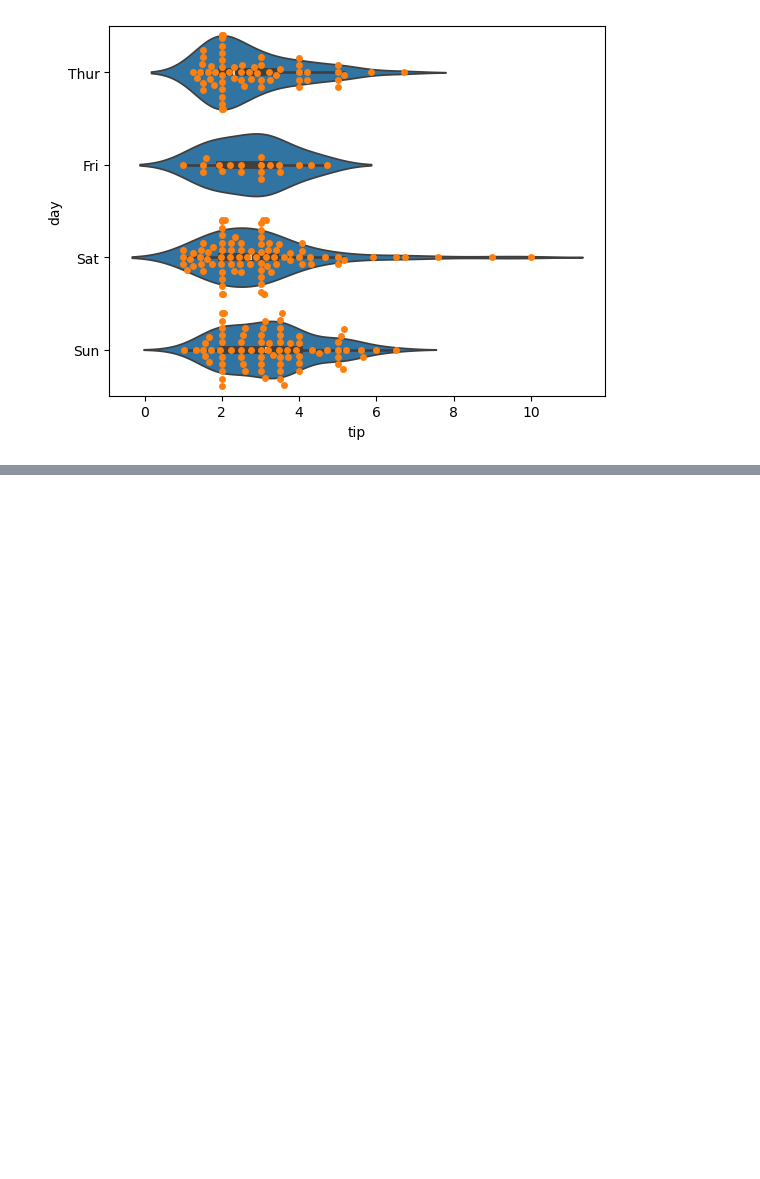
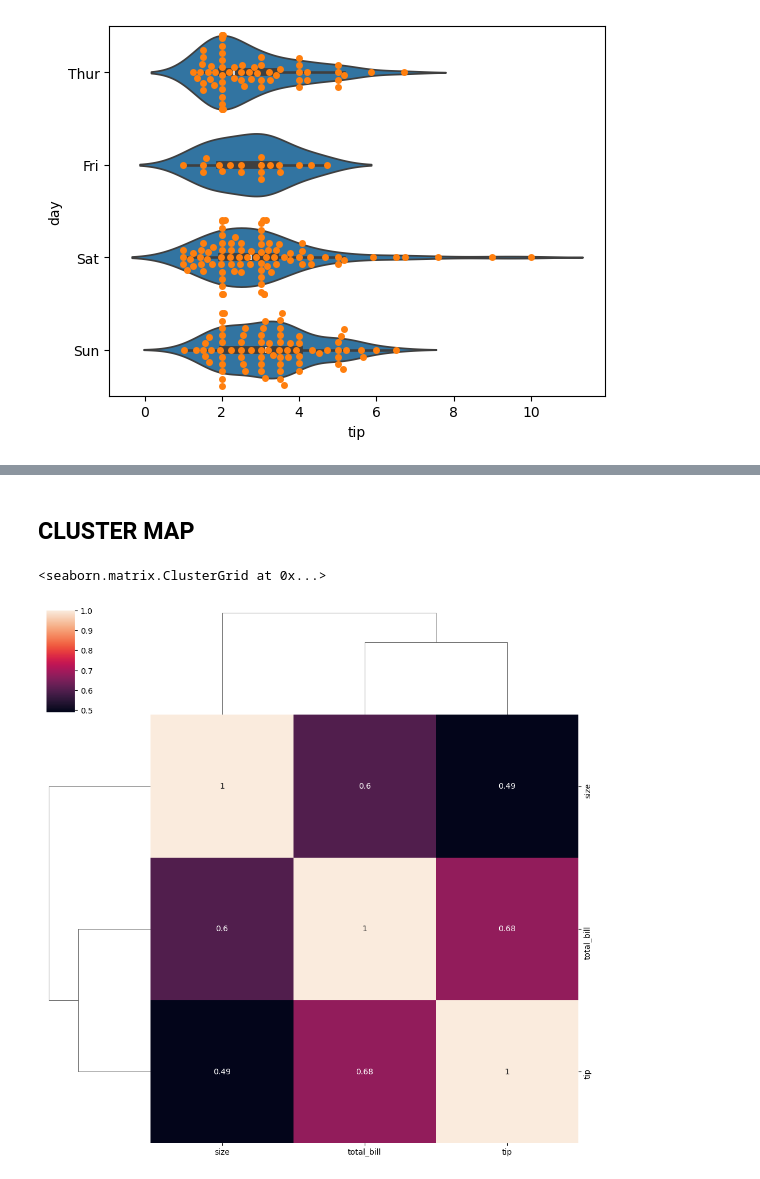
Before and after one commit to dhruvjoshi07/Data_Analysis_Notebook, a Jupyter notebook: pylibrary/seaborn.ipynb, the cells around one changed output, grey strips where cells are left out. Cells and saved outputs as stored; diff of their text form; code cells hidden in the pictures; blank space fills up the shorter version.

```diff
--- a/pylibrary/seaborn.ipynb
+++ b/pylibrary/seaborn.ipynb
@@ -221,0 +294,7 @@ sns.swarmplot(x='tip',y='day',data=df)
+# %% [markdown]
+ ## CLUSTER MAP
+# %%
+sns.clustermap(tip_score.corr(),annot=True )
+# %% [output]
+<seaborn.matrix.ClusterGrid at 0x...>
+[figure, added]
```
Also changed, not shown: parts of 12 cells of this notebook.
